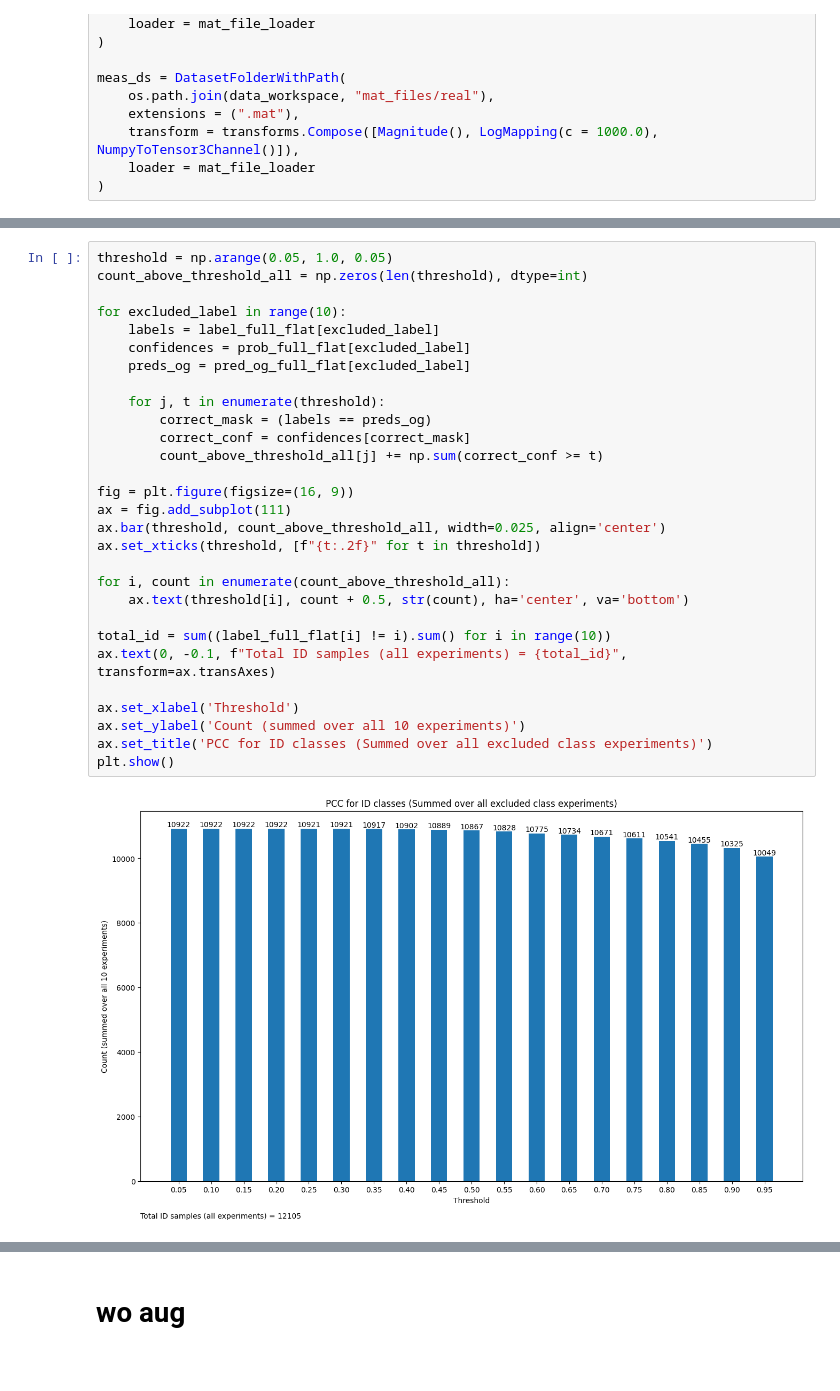
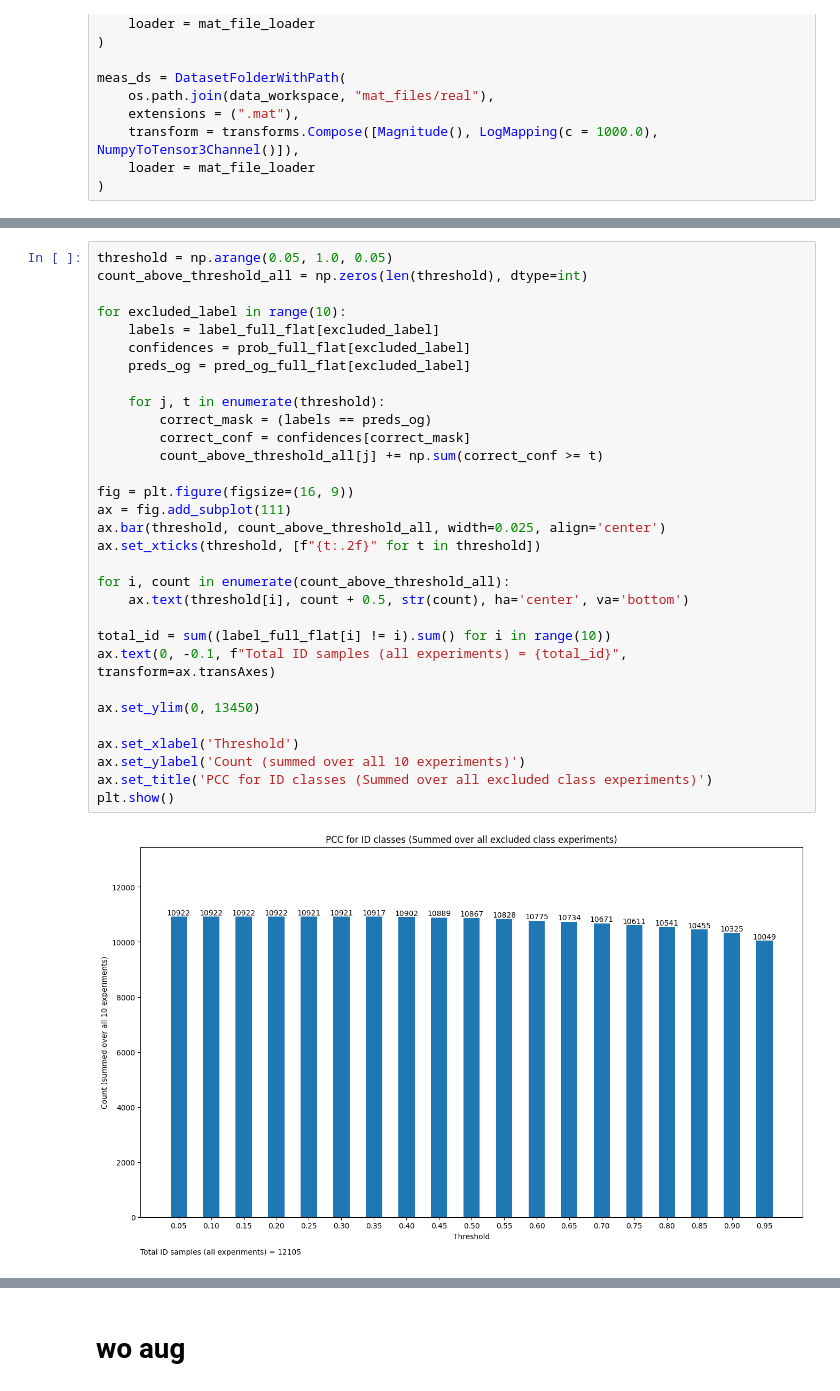
Before and after one commit to alvin-ng44/SAR_ML, a Jupyter notebook: notebooks/SSR/OOD/avg_PCC.ipynb, the cells around one changed output, grey strips where cells are left out. Saved outputs shown, nothing was run; the diff lists cells and outputs as text.

```diff
--- a/notebooks/SSR/OOD/avg_PCC.ipynb
+++ b/notebooks/SSR/OOD/avg_PCC.ipynb
@@ -157,34 +157,36 @@ Evaluating Run 0: seed 42
 # %%
 threshold = np.arange(0.05, 1.0, 0.05)
 count_above_threshold_all = np.zeros(len(threshold), dtype=int)
 
 for excluded_label in range(10):
     labels = label_full_flat[excluded_label]
     confidences = prob_full_flat[excluded_label]
     preds_og = pred_og_full_flat[excluded_label]
 
     for j, t in enumerate(threshold):
         correct_mask = (labels == preds_og)
         correct_conf = confidences[correct_mask]
         count_above_threshold_all[j] += np.sum(correct_conf >= t)
 
 fig = plt.figure(figsize=(16, 9))
 ax = fig.add_subplot(111)
 ax.bar(threshold, count_above_threshold_all, width=0.025, align='center')
 ax.set_xticks(threshold, [f"{t:.2f}" for t in threshold])
 
 for i, count in enumerate(count_above_threshold_all):
     ax.text(threshold[i], count + 0.5, str(count), ha='center', va='bottom')
 
 total_id = sum((label_full_flat[i] != i).sum() for i in range(10))
 ax.text(0, -0.1, f"Total ID samples (all experiments) = {total_id}", transform=ax.transAxes)
 
+ax.set_ylim(0, 13450)
+
 ax.set_xlabel('Threshold')
 ax.set_ylabel('Count (summed over all 10 experiments)')
 ax.set_title('PCC for ID classes (Summed over all excluded class experiments)')
 plt.show()
 # %% [output]
-[figure, old version]
+[figure, new version]
 # %%
 threshold = np.arange(0.05, 1.0, 0.05)
 count_above_threshold_all = np.zeros(len(threshold), dtype=int)
```
Also changed, not shown: parts of 3 cells of this notebook, 1 other file.
